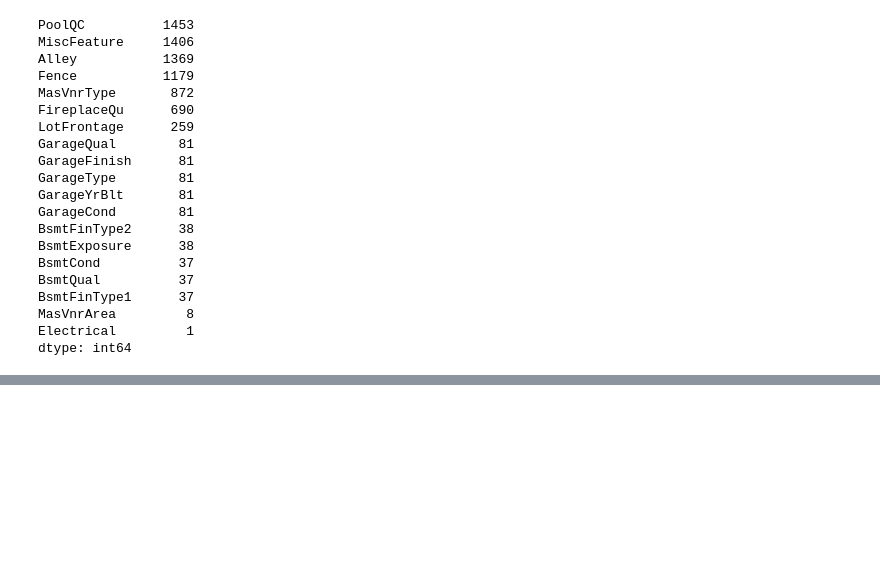
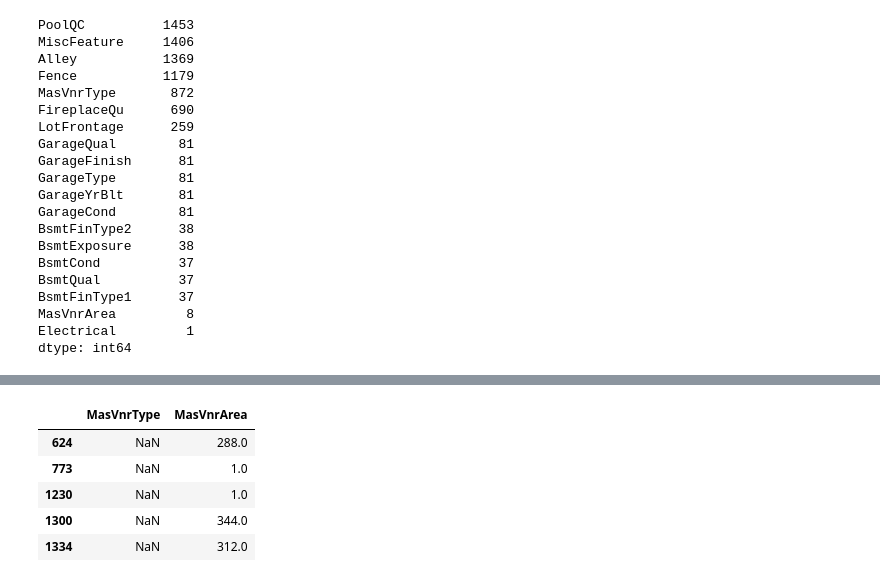
Before and after one commit to dimkon02/House-Prices-ML-project, a Jupyter notebook: notebooks/01_exploartion.ipynb, the cells around one changed output, grey strips where cells are left out. Saved outputs shown, nothing was run; the diff lists cells and outputs as text; code cells hidden in the pictures; blank space fills up the shorter version.

```diff
--- a/notebooks/01_exploartion.ipynb
+++ b/notebooks/01_exploartion.ipynb
@@ -73,0 +214,13 @@ dtype: int64
+# %%
+df[df['MasVnrType'].isnull() & (df['MasVnrArea'] > 0)][['MasVnrType', 'MasVnrArea']]
+# df['MasVnrType'].isnull() : returns a boolean series indicating which rows have missing values in the 'MasVnrType' column
+#df['MasVnrArea'] > 0 : returns a boolean series indicating which rows have 'MasVnrArea' greater than 0
+# & : logical AND operator, combines the two boolean series to find rows where both conditions are true
+#[['MasVnrType', 'MasVnrArea']] : selects only the 'MasVnrType' and 'MasVnrArea' columns from the filtered dataframe
+# %% [output]
+|  | MasVnrType | MasVnrArea |
+| 624 | NaN | 288.0 |
+| 773 | NaN | 1.0 |
+| 1230 | NaN | 1.0 |
+| 1300 | NaN | 344.0 |
+| 1334 | NaN | 312.0 |
```
Also changed, not shown: parts of 19 cells of this notebook.
